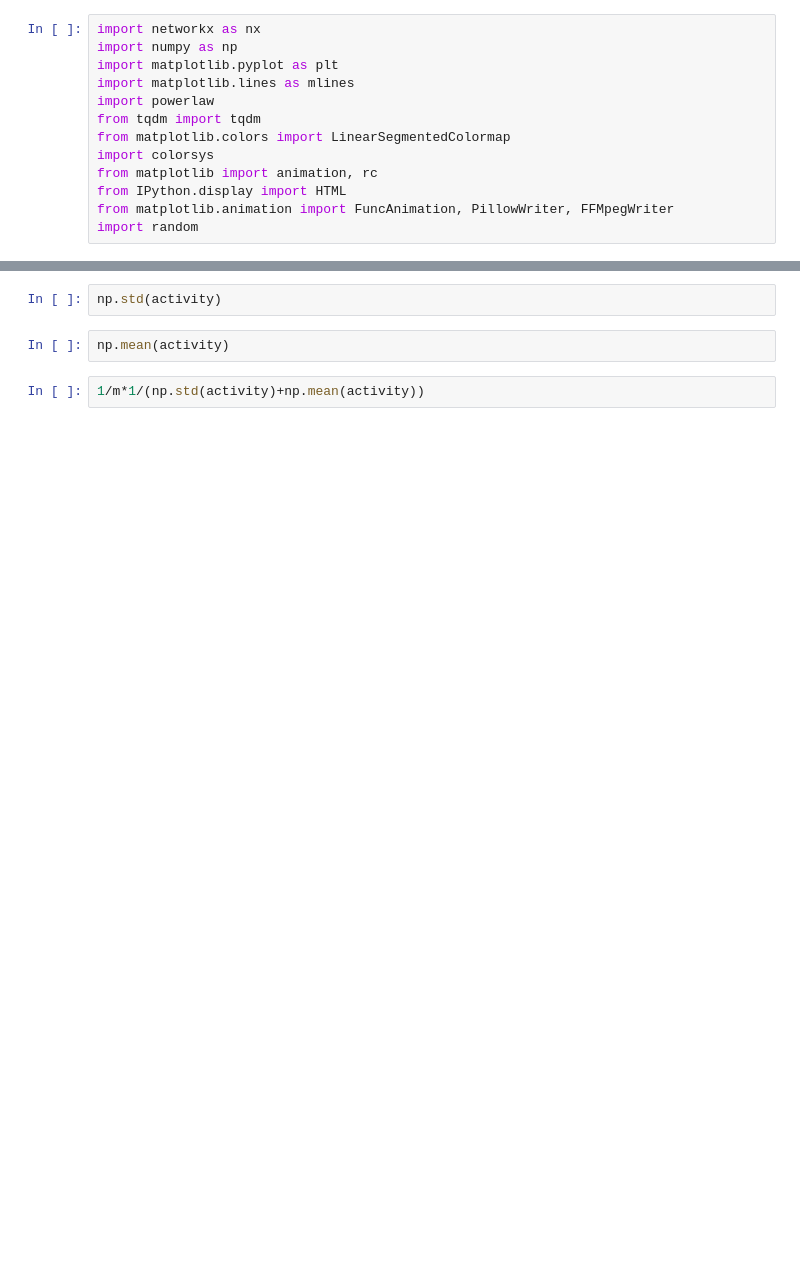
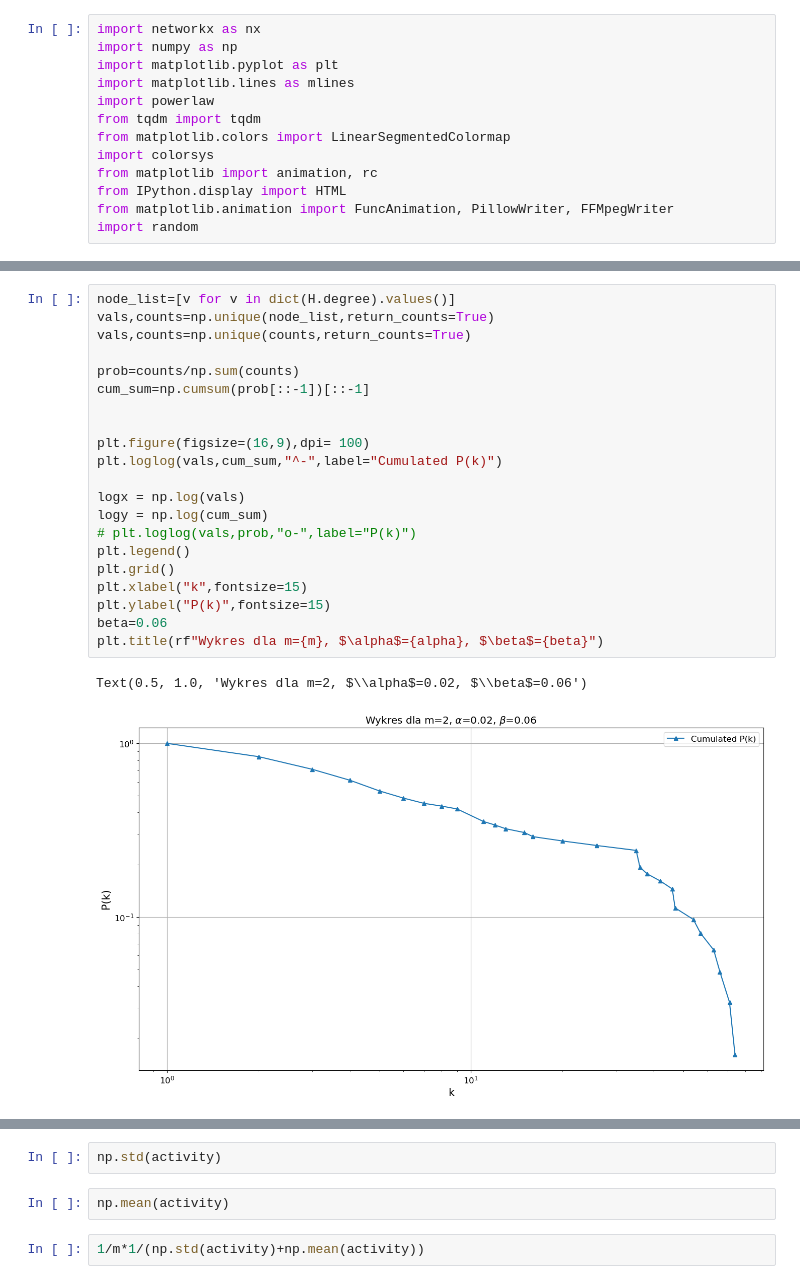
Before and after one commit to MateuszS312/ADN_complex_network, a Jupyter notebook: ADN_complex_network.ipynb, the cells around one changed output, grey strips where cells are left out. Drawn from its saved outputs; the diff is of its cells as text; blank space fills up the shorter version.

```diff
--- a/ADN_complex_network.ipynb
+++ b/ADN_complex_network.ipynb
@@ -98,0 +209,24 @@ for ii in tqdm(range(max_iter)):
+# %%
+node_list=[v for v in dict(H.degree).values()]
+vals,counts=np.unique(node_list,return_counts=True)
+vals,counts=np.unique(counts,return_counts=True)
+
+prob=counts/np.sum(counts)
+cum_sum=np.cumsum(prob[::-1])[::-1]
+
+
+plt.figure(figsize=(16,9),dpi= 100)
+plt.loglog(vals,cum_sum,"^-",label="Cumulated P(k)")
+
+logx = np.log(vals)
+logy = np.log(cum_sum)
+# plt.loglog(vals,prob,"o-",label="P(k)")
+plt.legend()
+plt.grid()
+plt.xlabel("k",fontsize=15)
+plt.ylabel("P(k)",fontsize=15)
+beta=0.06
+plt.title(rf"Wykres dla m={m}, $\alpha$={alpha}, $\beta$={beta}")
+# %% [output]
+Text(0.5, 1.0, 'Wykres dla m=2, $\\alpha$=0.02, $\\beta$=0.06')
+[figure, added]
```
Also changed, not shown: parts of 22 cells of this notebook, 3 other files.
